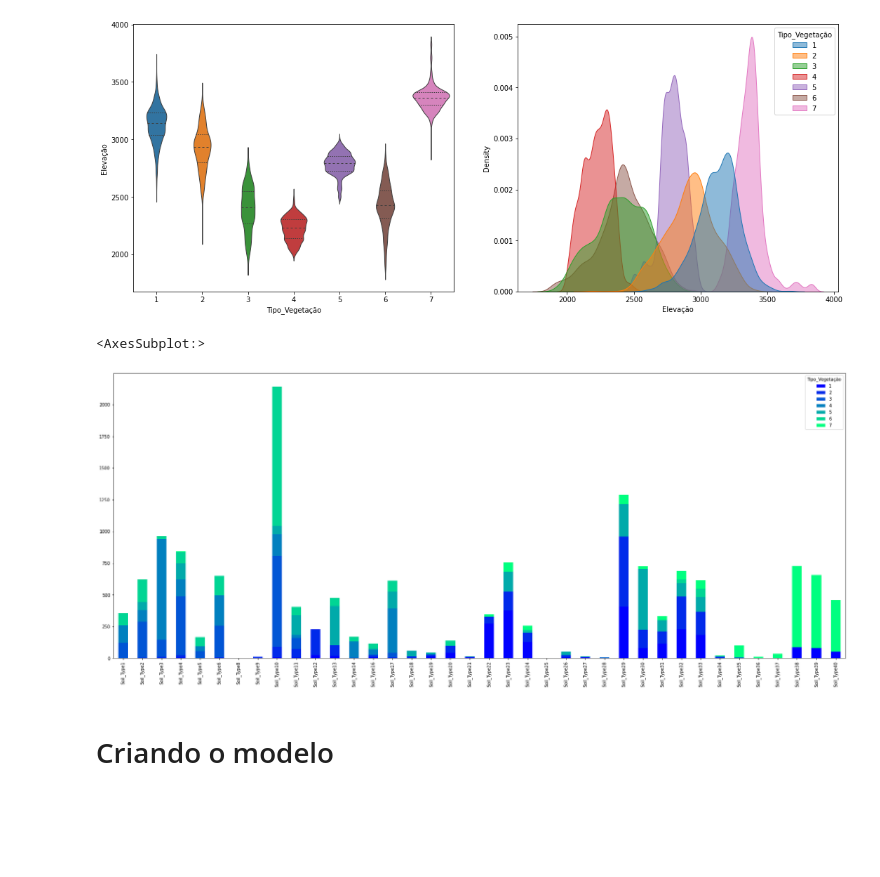
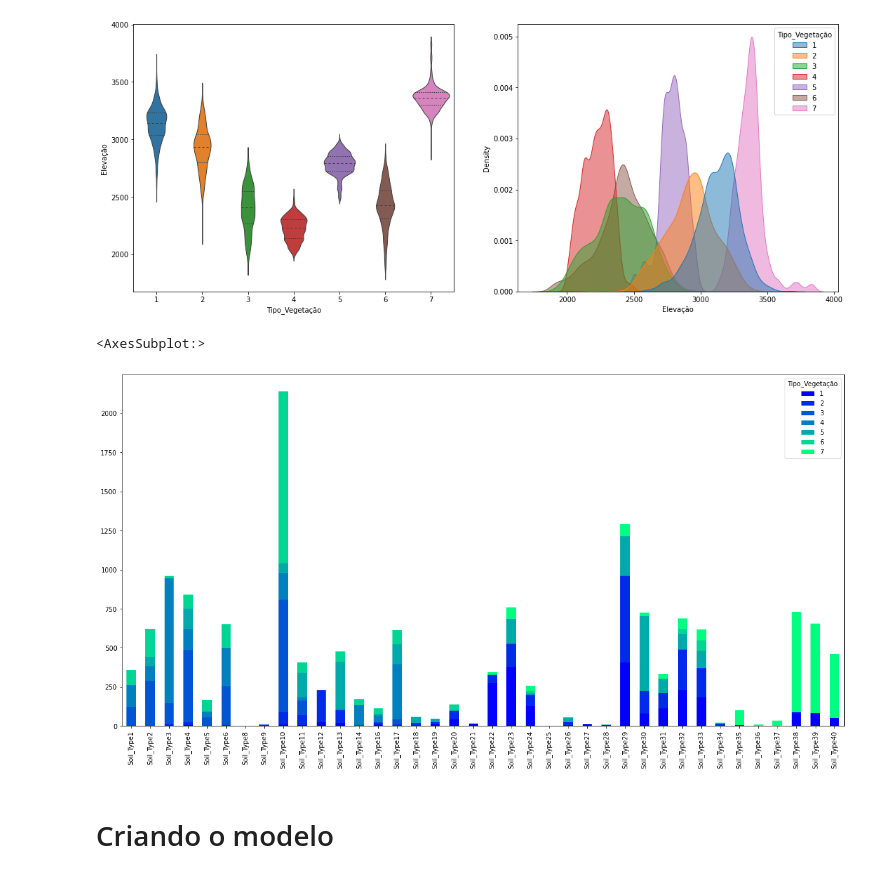
Before and after one commit to GARCl-A/Forest-Cover-Type-Prediction, a Jupyter notebook: main.ipynb, the cells around one changed output. Saved outputs shown, nothing was run; the diff lists cells and outputs as text; code cells hidden in the pictures; blank space fills up the shorter version.

Commit message:
Atualização descrição gráfico

```diff
--- a/main.ipynb
+++ b/main.ipynb
@@ -86,16 +86,16 @@ fig.show()
 # %% [output]
 [figure]
 # %%
-#Esse gráfico mostra a proporção dos de vegetação pelo tipo de solo
+#Esse gráfico mostra a quantidade dos tipos de vegetação pelo solo
 #Assim, podemos perceber que os tipos diferentes de vegetação possuem diferentes solos ideais
 
 lista_solos = [f'Soil_Type{i}' for i in range(1,41) if i != 7 and i != 15]
 solos = treino[lista_solos + ['Tipo_Vegetação']].groupby('Tipo_Vegetação').sum()
-plt.rcParams["figure.figsize"]=30,12
+plt.rcParams["figure.figsize"]=20,10
 solos.T.plot(kind='bar',stacked=True,colormap='winter')
 # %% [output]
 <AxesSubplot:>
-[figure, old version]
+[figure, new version]
 # %% [markdown]
 # Criando o modelo
 # %% [markdown]
```
